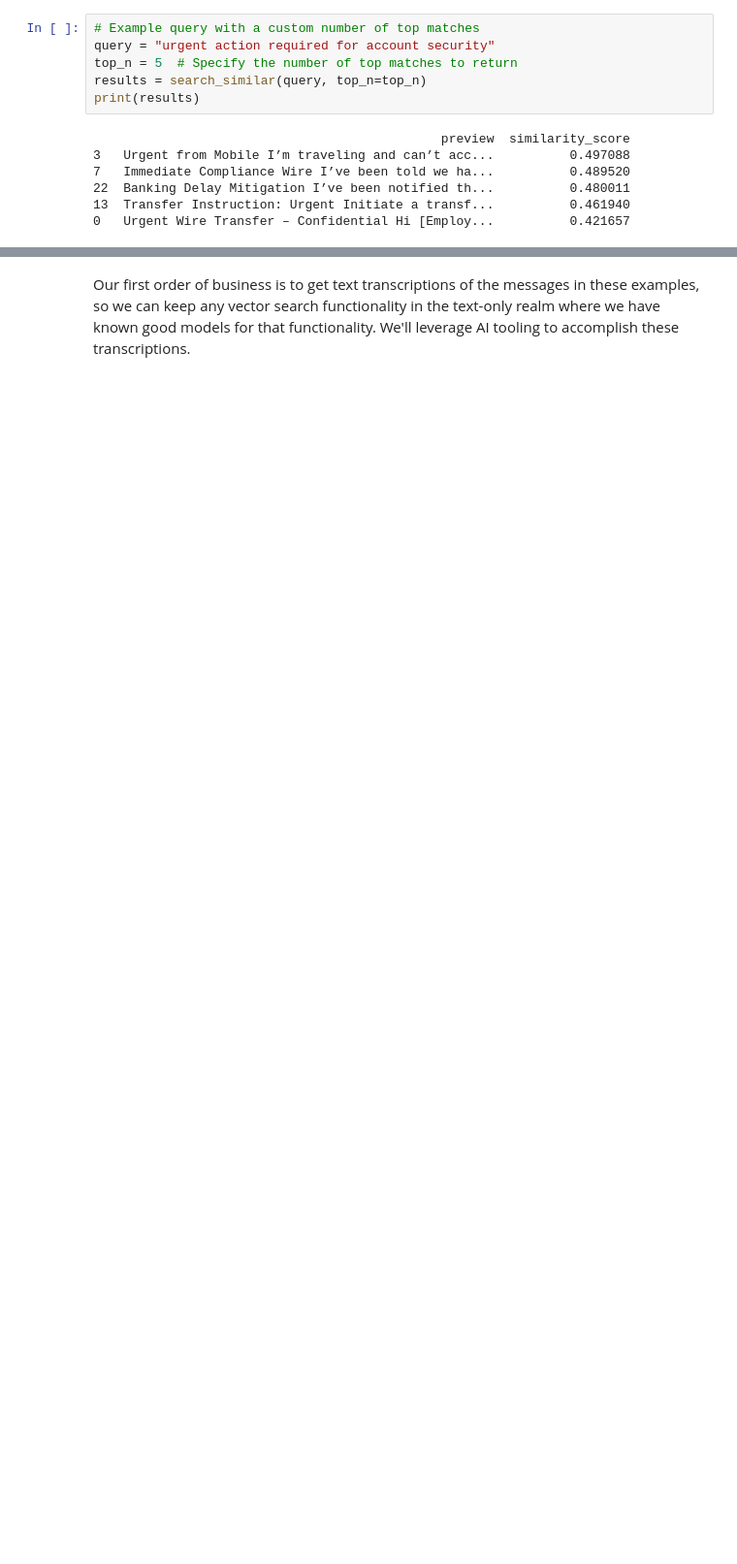
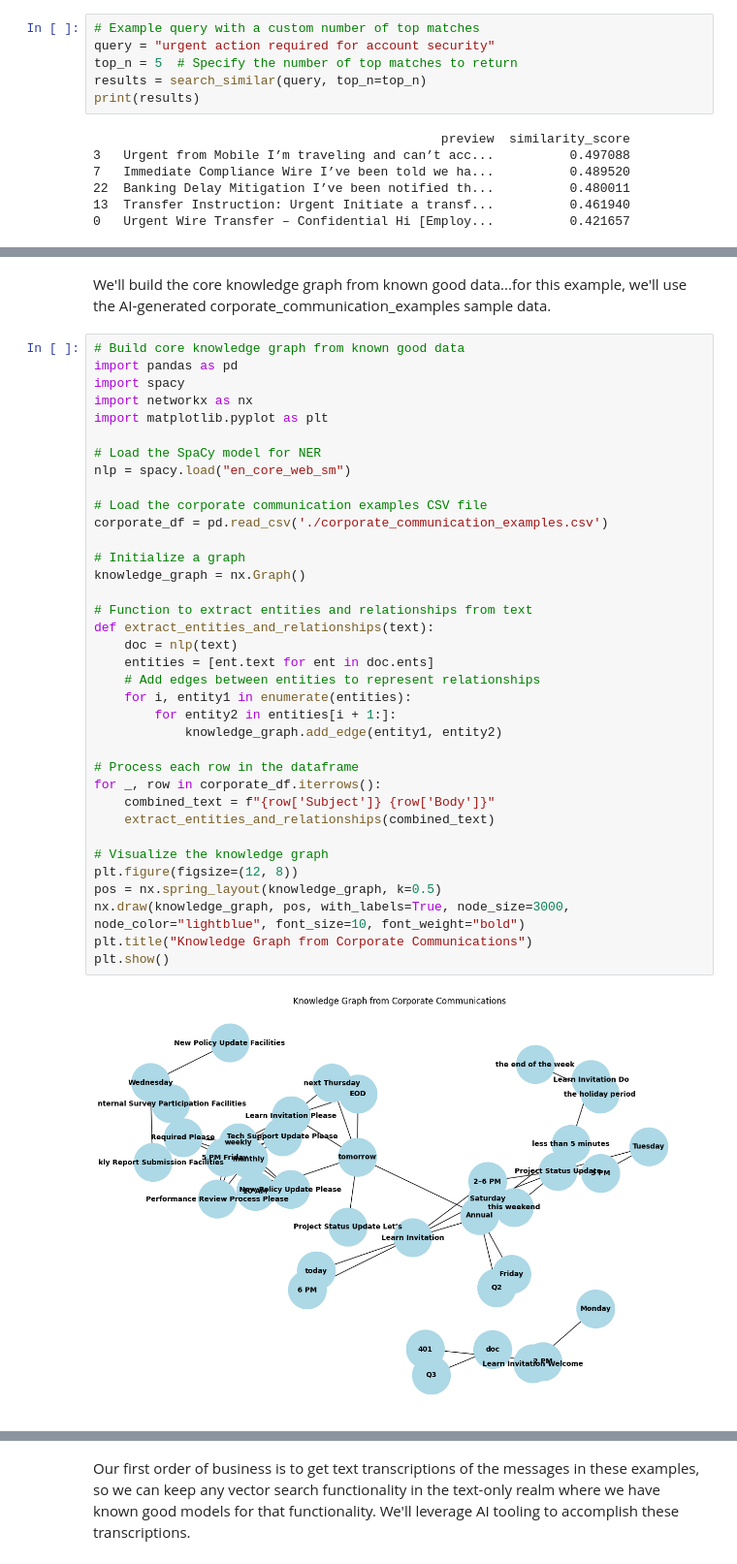
Before and after one commit to davidcsisk/vector-search-with-security-logs, a Jupyter notebook: detect-deepfake-phishing-with-audio-and-video.ipynb, the cells around one changed output, grey strips where cells are left out. Shown at 97% size. Drawn from its saved outputs; the diff is of its cells as text; blank space fills up the shorter version.

Commit message:
Add knowledge graph filtering to remove false +'s

```diff
--- a/detect-deepfake-phishing-with-audio-and-video.ipynb
+++ b/detect-deepfake-phishing-with-audio-and-video.ipynb
@@ -110,0 +125,40 @@ Also in practice, these vector search queries would be run against a vector data
+# %% [markdown]
+We'll build the core knowledge graph from known good data...for this example, we'll use the AI-generated corporate_communication_examples sample data.
+# %%
+# Build core knowledge graph from known good data
+import pandas as pd
+import spacy
+import networkx as nx
+import matplotlib.pyplot as plt
+
+# Load the SpaCy model for NER
+nlp = spacy.load("en_core_web_sm")
+
+# Load the corporate communication examples CSV file
+corporate_df = pd.read_csv('./corporate_communication_examples.csv')
+
+# Initialize a graph
+knowledge_graph = nx.Graph()
+
+# Function to extract entities and relationships from text
+def extract_entities_and_relationships(text):
+    doc = nlp(text)
+    entities = [ent.text for ent in doc.ents]
+    # Add edges between entities to represent relationships
+    for i, entity1 in enumerate(entities):
+        for entity2 in entities[i + 1:]:
+            knowledge_graph.add_edge(entity1, entity2)
+
+# Process each row in the dataframe
+for _, row in corporate_df.iterrows():
+    combined_text = f"{row['Subject']} {row['Body']}"
+    extract_entities_and_relationships(combined_text)
+
+# Visualize the knowledge graph
+plt.figure(figsize=(12, 8))
+pos = nx.spring_layout(knowledge_graph, k=0.5)
+nx.draw(knowledge_graph, pos, with_labels=True, node_size=3000, node_color="lightblue", font_size=10, font_weight="bold")
+plt.title("Knowledge Graph from Corporate Communications")
+plt.show()
+# %% [output]
+[figure, added]
```
Also changed, not shown: parts of 48 cells of this notebook.
